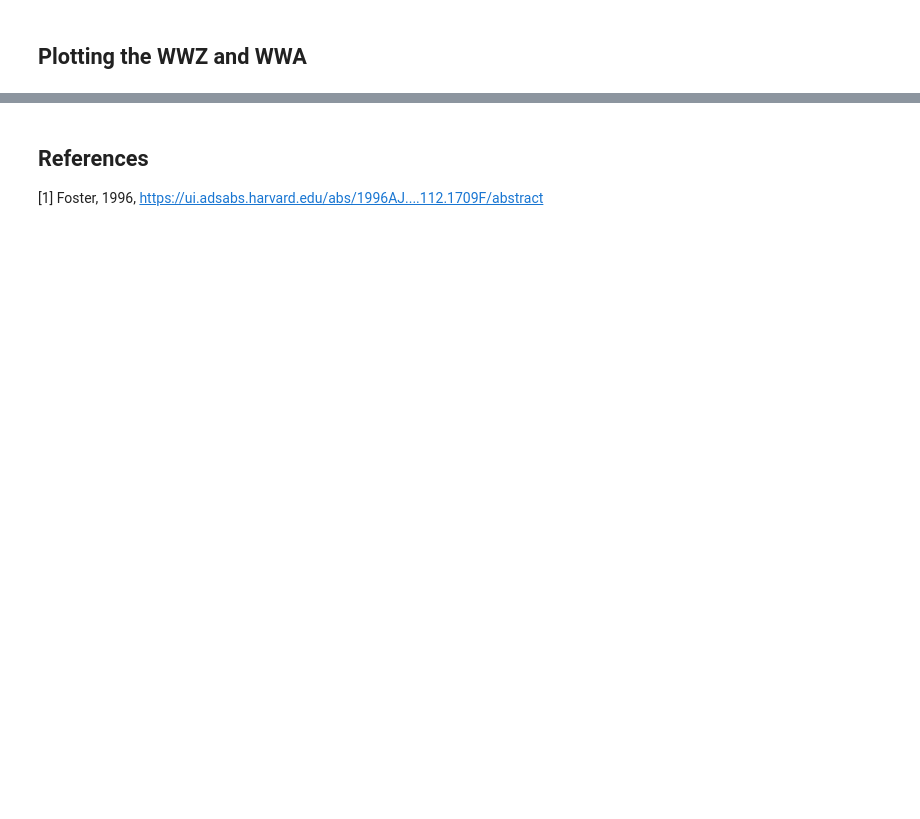
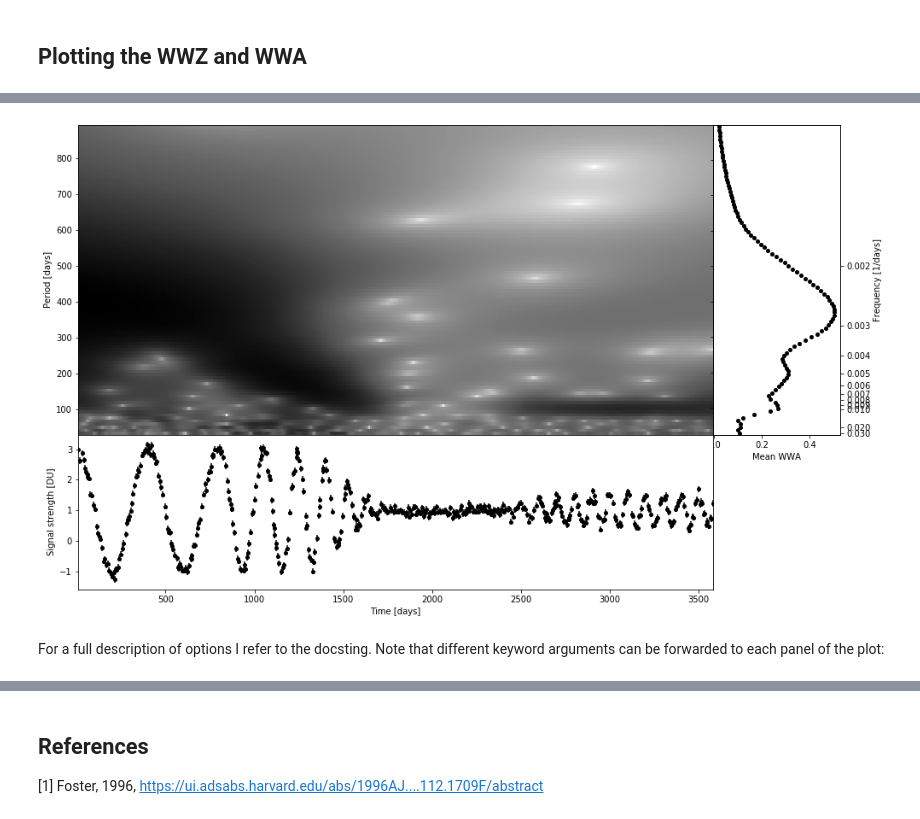
Before and after one commit to skiehl/wwz, a Jupyter notebook: Documentation.ipynb, the cells around one changed output, grey strips where cells are left out. Cells and saved outputs as stored; diff of their text form; code cells hidden in the pictures; blank space fills up the shorter version.

```diff
--- a/Documentation.ipynb
+++ b/Documentation.ipynb
@@ -690,0 +670,9 @@ pass
+# %%
+plotter.plot(
+        'wwa', statistic='mean', figsize=(16, 10), xlabel='Time [days]', ylabel='Signal strength [DU]',
+        kwargs_map={'norm': LogNorm(), 'cmap': cmap}, kwargs_map_avg={'color': 'k'}, kwargs_data={'color': 'k'})
+pass
+# %% [output]
+[figure, added]
+# %% [markdown]
+For a full description of options I refer to the docsting. Note that different keyword arguments can be forwarded to each panel of the plot:
```
Also changed, not shown: parts of 44 cells of this notebook, 6 other files.
